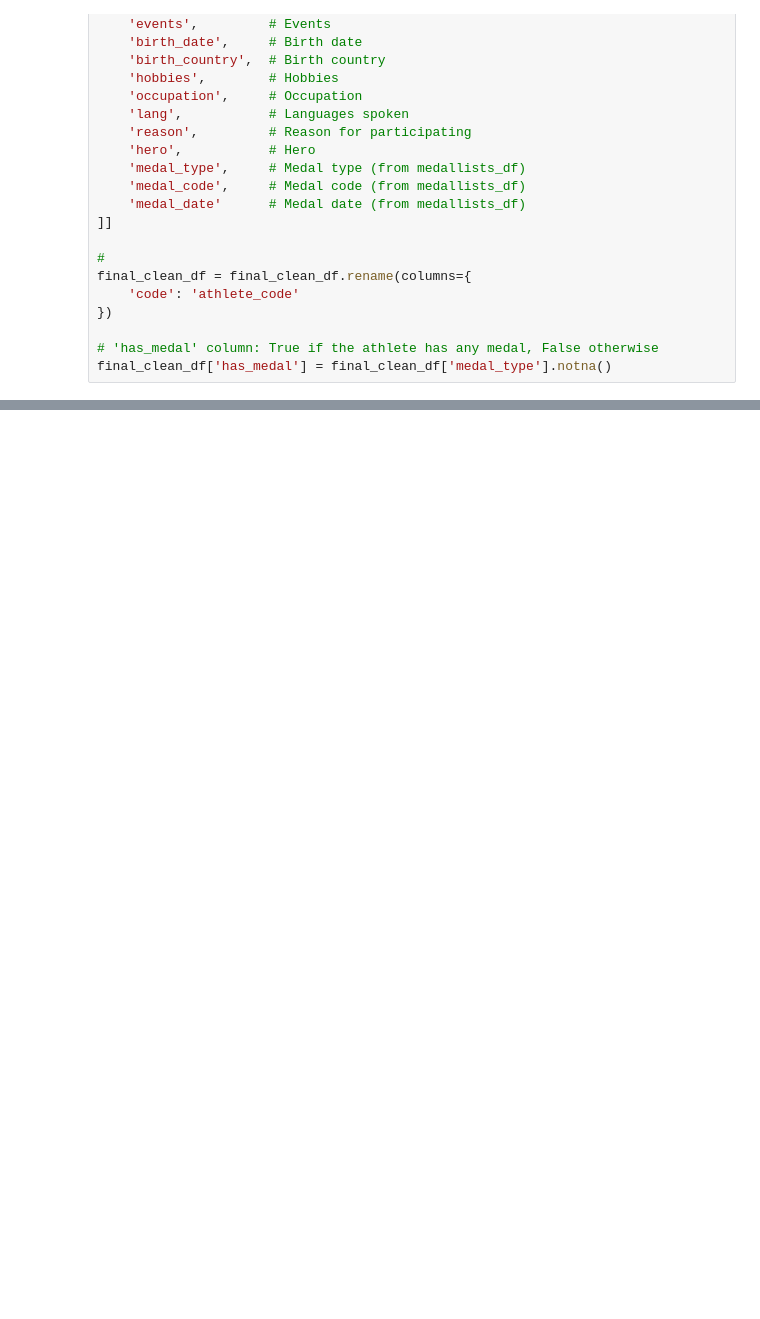
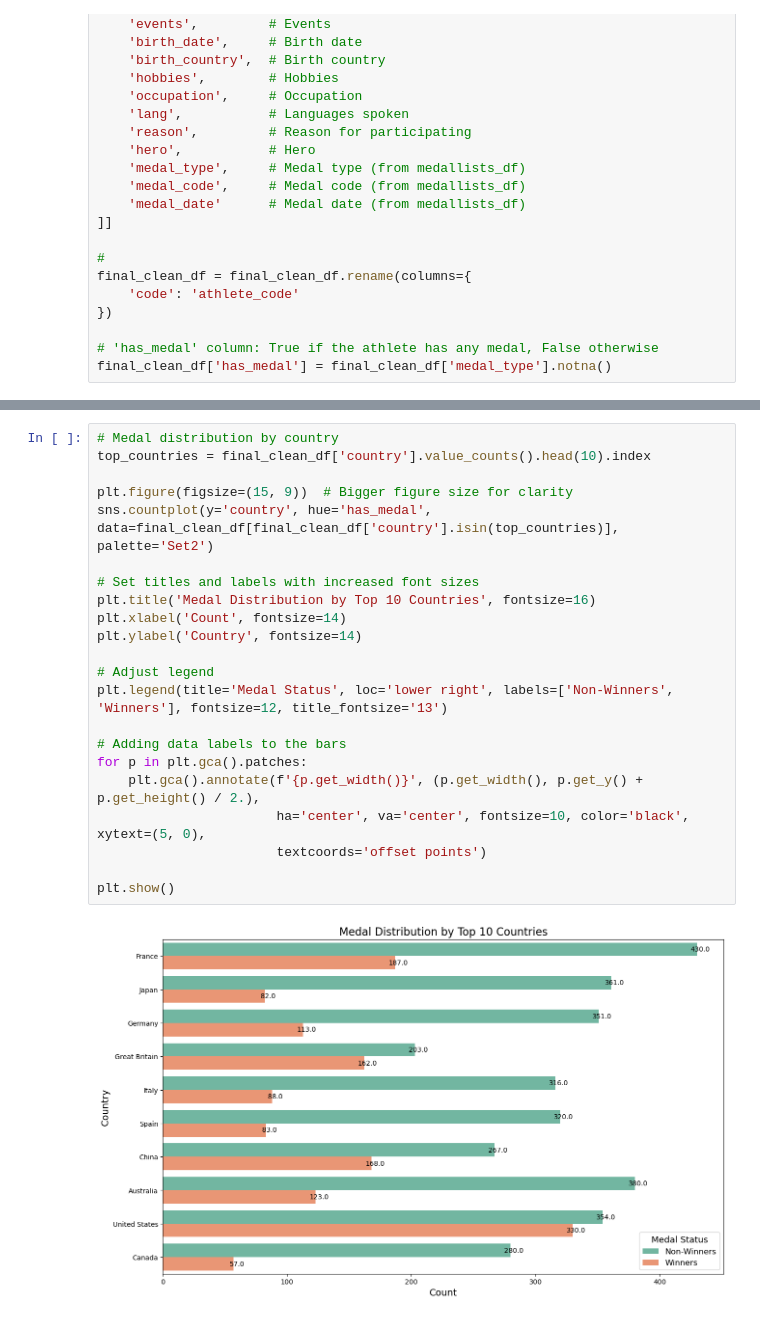
Before and after one commit to aamarnath1/ds-projects, a Jupyter notebook: Olympics Classification/Classification_Project-.ipynb, the cells around one changed output, grey strips where cells are left out. Drawn from its saved outputs; the diff is of its cells as text; blank space fills up the shorter version.

```diff
--- a/Olympics Classification/Classification_Project-.ipynb
+++ b/Olympics Classification/Classification_Project-.ipynb
@@ -125,0 +251,24 @@ Total athletes with medals: 2315
+# %%
+# Medal distribution by country
+top_countries = final_clean_df['country'].value_counts().head(10).index
+
+plt.figure(figsize=(15, 9))  # Bigger figure size for clarity
+sns.countplot(y='country', hue='has_medal', data=final_clean_df[final_clean_df['country'].isin(top_countries)], palette='Set2')
+
+# Set titles and labels with increased font sizes
+plt.title('Medal Distribution by Top 10 Countries', fontsize=16)
+plt.xlabel('Count', fontsize=14)
+plt.ylabel('Country', fontsize=14)
+
+# Adjust legend
+plt.legend(title='Medal Status', loc='lower right', labels=['Non-Winners', 'Winners'], fontsize=12, title_fontsize='13')
+
+# Adding data labels to the bars
+for p in plt.gca().patches:
+    plt.gca().annotate(f'{p.get_width()}', (p.get_width(), p.get_y() + p.get_height() / 2.),
+                       ha='center', va='center', fontsize=10, color='black', xytext=(5, 0),
+                       textcoords='offset points')
+
+plt.show()
+# %% [output]
+[figure, added]
```
Also changed, not shown: parts of 17 cells of this notebook, 5 other files.
